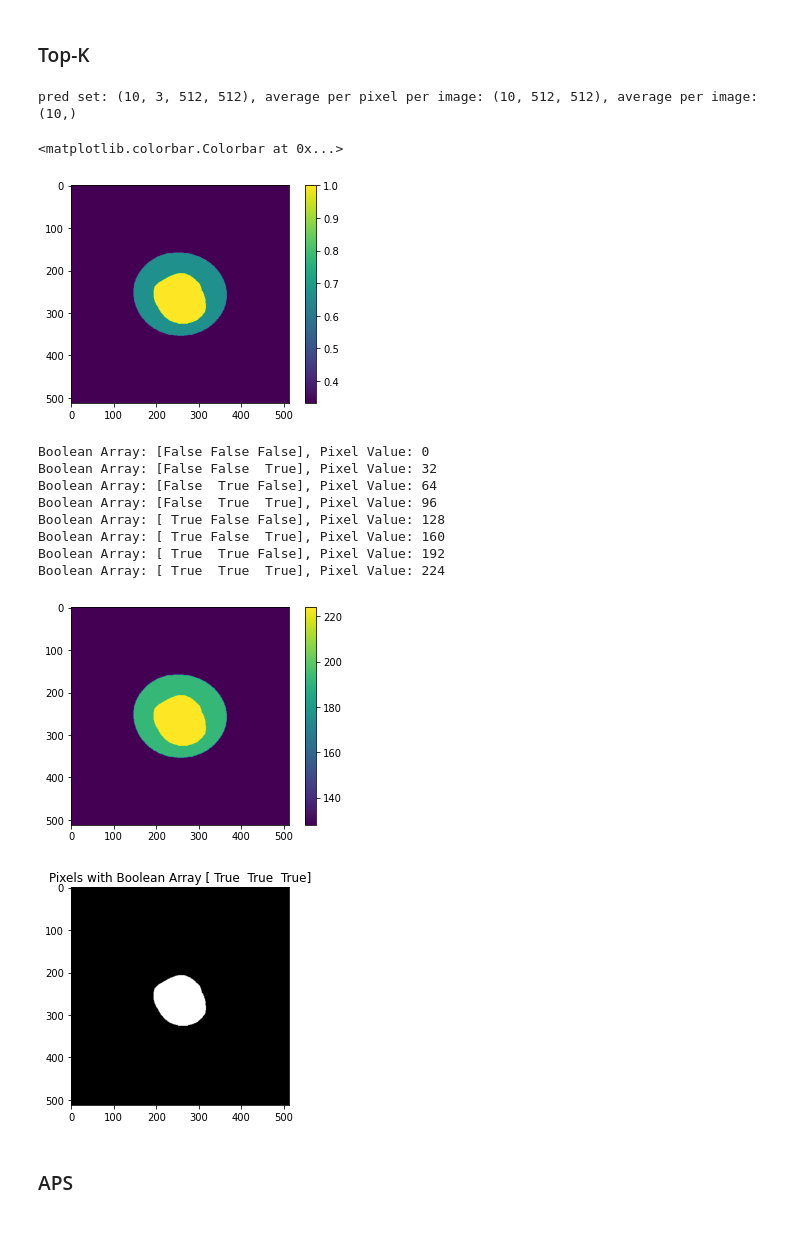
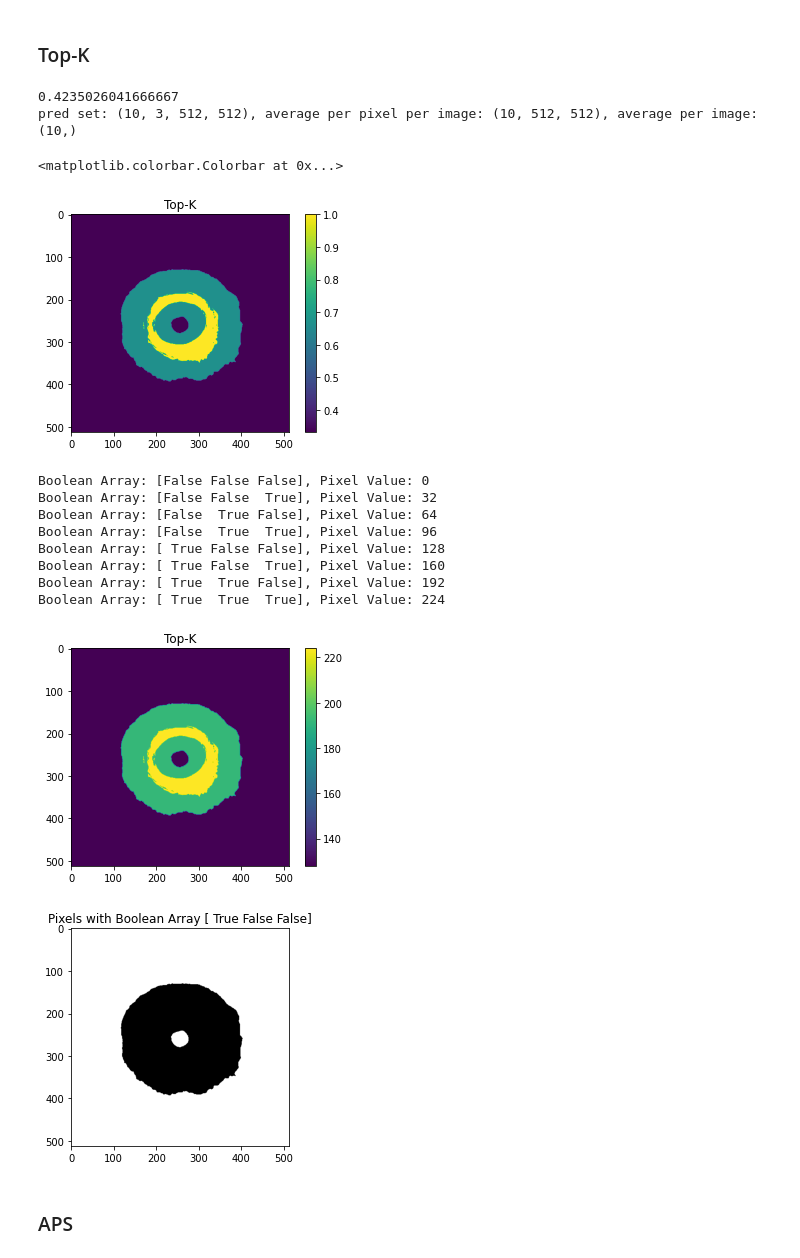
Before and after one commit to ClarkQTIM/Conformal_Uncertainty_Quantification, a Jupyter notebook: Conformal Uncertainty Quantification Segmentation.ipynb, the cells around one changed output. Saved outputs shown, nothing was run; the diff lists cells and outputs as text; code cells hidden in the pictures; blank space fills up the shorter version.

```diff
--- a/Conformal Uncertainty Quantification Segmentation.ipynb
+++ b/Conformal Uncertainty Quantification Segmentation.ipynb
@@ -594,14 +590,14 @@ import os
 cal_images_dir = '/sddata/projects/Conformal_Uncertainty_Quantification/data/retina/calibration/Images'
 cal_images = os.listdir(cal_images_dir)
 cal_images.sort()
-cal_images = [os.path.join(cal_images_dir, image) for image in cal_images][:32]
+cal_images = [os.path.join(cal_images_dir, image) for image in cal_images][:64]
 
 test_images = cal_images[-10:]
 
 cal_segmentations_dir = '/sddata/projects/Conformal_Uncertainty_Quantification/data/retina/calibration/Ring_and_Cup_Segmentations'
 cal_segs = os.listdir(cal_segmentations_dir)
 cal_segs.sort()
-cal_segs = [os.path.join(cal_segmentations_dir, seg) for seg in cal_segs][:32]
+cal_segs = [os.path.join(cal_segmentations_dir, seg) for seg in cal_segs][:64]
 
 test_segs = cal_segs[-10:]
 # %%
@@ -693,20 +706,23 @@ Boolean Array: [ True  True  True], Pixel Value: 224
 # %%
 # Prediction sets
 
-prediction_sets, average_per_pixel_per_image, average_per_image = cuq_seg_pred_set_ktop(y_cal, cal_probs, 0.1, test_probs, X_test, y_test)
+prediction_sets, average_per_pixel_per_image, average_per_image, qhat_topk = cuq_seg_pred_set_ktop(y_cal, cal_probs, 0.1, test_probs, X_test, y_test)
+print(average_per_image.mean())
 print(f'pred set: {prediction_sets.shape}, average per pixel per image: {average_per_pixel_per_image.shape}, average per image: {average_per_image.shape}')
 plt.imshow(average_per_pixel_per_image[0])
+plt.title('Top-K')
 plt.colorbar()
 # %% [output]
+0.4235026041666667
 pred set: (10, 3, 512, 512), average per pixel per image: (10, 512, 512), average per image: (10,)
 <matplotlib.colorbar.Colorbar at 0x...>
-[figure, old version]
+[figure, new version]
 # %%
 # Plotting
 
-plot_classes(prediction_sets[0])
+plot_classes(prediction_sets[0], 'Top-K')
 
-plot_specific_class(prediction_sets[0], np.array([True, True, True]))
+plot_specific_class(prediction_sets[0], np.array([True, False, False]))
 # %% [output]
 Boolean Array: [False False False], Pixel Value: 0
 Boolean Array: [False False  True], Pixel Value: 32
@@ -716,8 +732,8 @@ Boolean Array: [ True False False], Pixel Value: 128
 Boolean Array: [ True False  True], Pixel Value: 160
 Boolean Array: [ True  True False], Pixel Value: 192
 Boolean Array: [ True  True  True], Pixel Value: 224
-[figure, old version]
+[figure, new version]
-[figure, old version]
+[figure, new version]
 # %% [markdown]
 ### APS
 # %%
```
Also changed, not shown: parts of 11 cells of this notebook, 2 other files.
